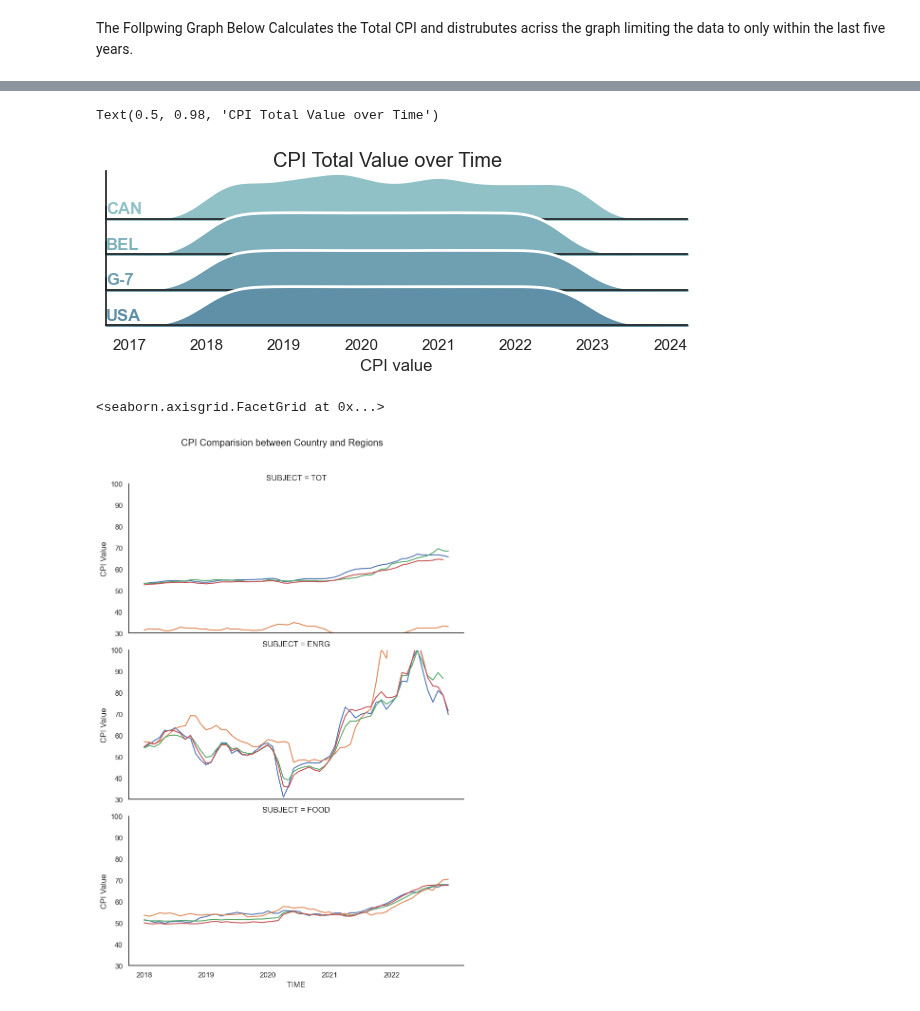
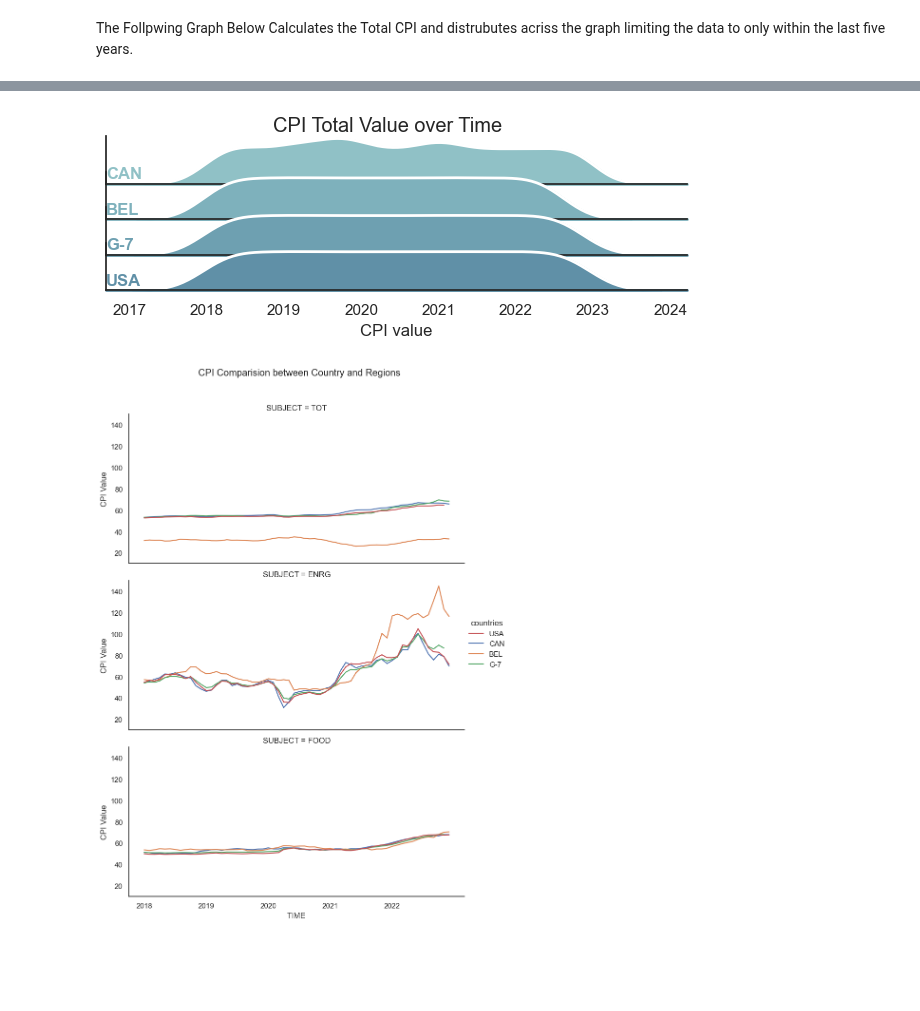
Before and after one commit to ubco-W2022T2-data301/project-group-group19, a Jupyter notebook: analysis/analysis2.ipynb, the cells around one changed output, grey strips where cells are left out. Drawn from its saved outputs; the diff is of its cells as text; code cells hidden in the pictures; blank space fills up the shorter version.

```diff
--- a/analysis/analysis2.ipynb
+++ b/analysis/analysis2.ipynb
@@ -519,41 +384,45 @@ g.figure.subplots_adjust(hspace=-.25)
 g.set_titles("")
 g.set(yticks=[],ylabel="", xlabel="CPI value")
 g.fig.suptitle("CPI Total Value over Time")
+
+plt.savefig("cad_compare_noodle")
+
+for i in range(10):
+    clear_output(wait=True)
+    print("")
 # %% [output]
-Text(0.5, 0.98, 'CPI Total Value over Time')
 [figure]
 # %%
 df_CAD= mt.load('../data/processed/wrangled/CAN_TOT_2018to2022.csv')
 df_BEL= mt.load('../data/processed/wrangled/BEL_TOT_2018to2022.csv')
 df_G7=  mt.load('../data/processed/wrangled/G-7_TOT_2018to2022.csv')
 df_USA=  mt.load('../data/processed/wrangled/USA_TOT_2018to2022.csv')
 
 df_CAD_e= mt.load('../data/processed/wrangled/CAN_ENRG_2018to2022.csv')
 df_BEL_e= mt.load('../data/processed/wrangled/BEL_ENRG_2018to2022.csv')
 df_G7_e=  mt.load('../data/processed/wrangled/G-7_ENRG_2018to2022.csv')
 df_USA_e=  mt.load('../data/processed/wrangled/USA_ENRG_2018to2022.csv')
 
 df_CAD_f= mt.load('../data/processed/wrangled/CAN_FOOD_2018to2022.csv')
 df_BEL_f= mt.load('../data/processed/wrangled/BEL_FOOD_2018to2022.csv')
 df_G7_f=  mt.load('../data/processed/wrangled/G-7_FOOD_2018to2022.csv')
 df_USA_f=  mt.load('../data/processed/wrangled/USA_FOOD_2018to2022.csv')
 
 df= pd.concat([df_USA, df_CAD,df_BEL,df_G7,df_USA,df_CAD_e,df_BEL_e,df_G7_e,df_USA_e,df_CAD_f,df_BEL_f,df_G7_f,df_USA_f], ignore_index=True)
 plot2 = sns.FacetGrid(df, row="SUBJECT",aspect=2, height=4)
 plot2.map_dataframe(sns.lineplot, x= "TIME", y="Value", hue ='LOCATION',errorbar = None)
 plot2.fig.subplots_adjust(top=.9)
 plot2.fig.suptitle("CPI Comparision between Country and Regions")
 
 bars = (2018,2019,2020,2021,2022)
 pos = np.arange(len(bars))
 length = [0,12,24,36,48]
 plt.xticks(length,bars)
 plot2.set_xticklabels(bars)
-plt.ylim(30,100)
+plt.ylim(10,150)
 plot2.set_ylabels("CPI Value")
-plot2.add_legend("countries")
-#plt.savefig("cad_compare_line")
+plot2.add_legend(title="countries")
+# plt.savefig("cad_compare_line")
 #rp.set_ylim([0,170])
 # %% [output]
-<seaborn.axisgrid.FacetGrid at 0x...>
-[figure, old version]
+[figure, new version]
```
Also changed, not shown: parts of 8 cells of this notebook, 2 other files.
